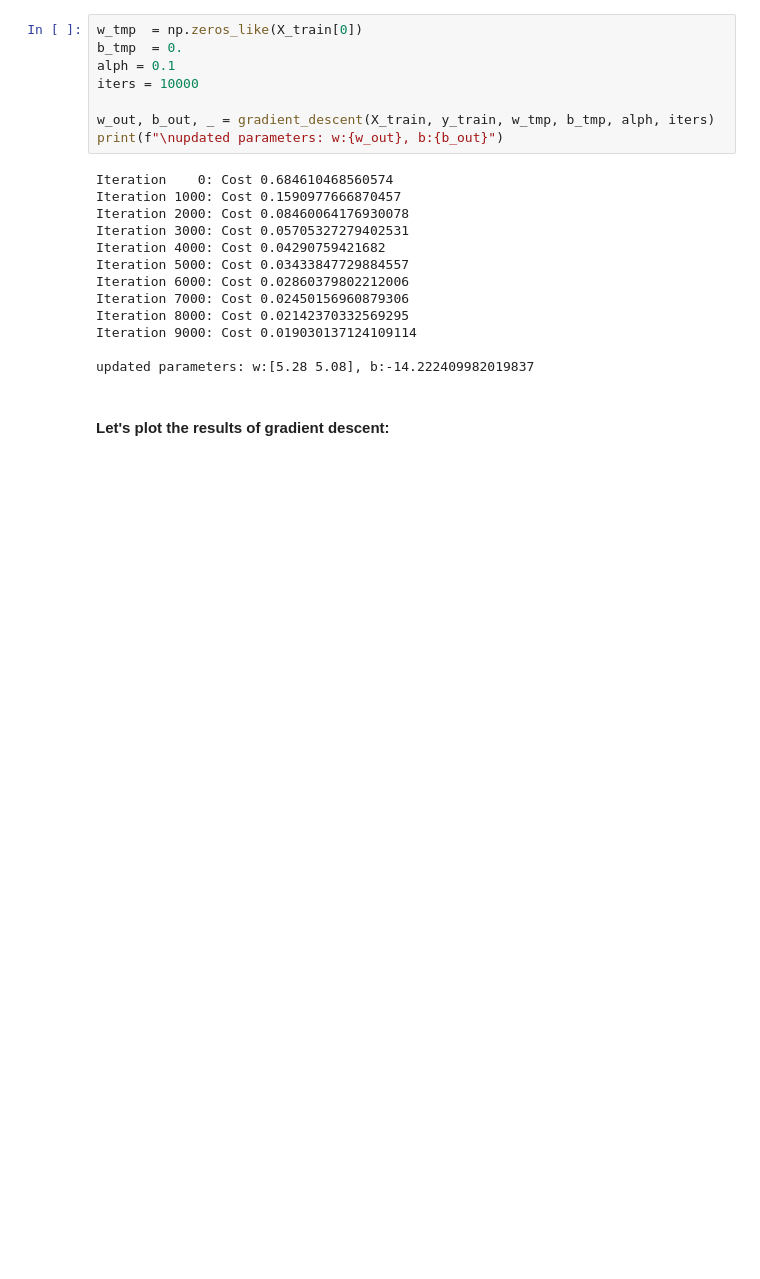
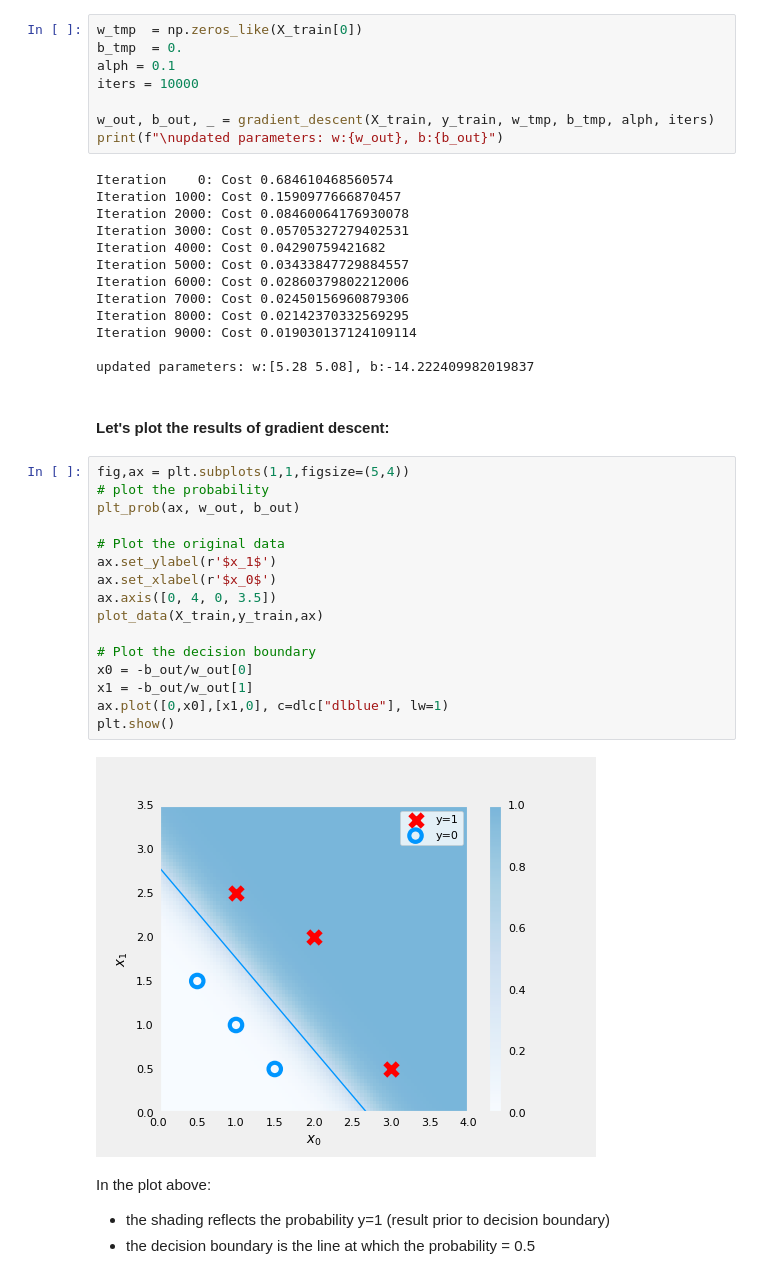
Before and after one commit to OoFa99/Machine-Learning-Specialization, a Jupyter notebook: C1_Supervised Machine Learning: Regression and Classification/Week3/C1_W3_Lab06_Gradient_Descent_Soln.ipynb, the cells around one changed output. Saved outputs shown, nothing was run; the diff lists cells and outputs as text; blank space fills up the shorter version.

Commit message:
Update C1_W3_Lab06_Gradient_Descent_Soln.ipynb
- Visualized the first result
- Added new example dataset
- Added more explaining visualizations

```diff
--- a/C1_Supervised Machine Learning: Regression and Classification/Week3/C1_W3_Lab06_Gradient_Descent_Soln.ipynb
+++ b/C1_Supervised Machine Learning: Regression and Classification/Week3/C1_W3_Lab06_Gradient_Descent_Soln.ipynb
@@ -189,3 +189,25 @@ Iteration 9000: Cost 0.019030137124109114
 updated parameters: w:[5.28 5.08], b:-14.222409982019837
 # %% [markdown]
 #### Let's plot the results of gradient descent:
+# %%
+fig,ax = plt.subplots(1,1,figsize=(5,4))
+# plot the probability
+plt_prob(ax, w_out, b_out)
+
+# Plot the original data
+ax.set_ylabel(r'$x_1$')
+ax.set_xlabel(r'$x_0$')
+ax.axis([0, 4, 0, 3.5])
+plot_data(X_train,y_train,ax)
+
+# Plot the decision boundary
+x0 = -b_out/w_out[0]
+x1 = -b_out/w_out[1]
+ax.plot([0,x0],[x1,0], c=dlc["dlblue"], lw=1)
+plt.show()
+# %% [output]
+[figure, added]
+# %% [markdown]
+In the plot above:
+ - the shading reflects the probability y=1 (result prior to decision boundary)
+ - the decision boundary is the line at which the probability = 0.5
```
Also changed, not shown: parts of 7 cells of this notebook.
